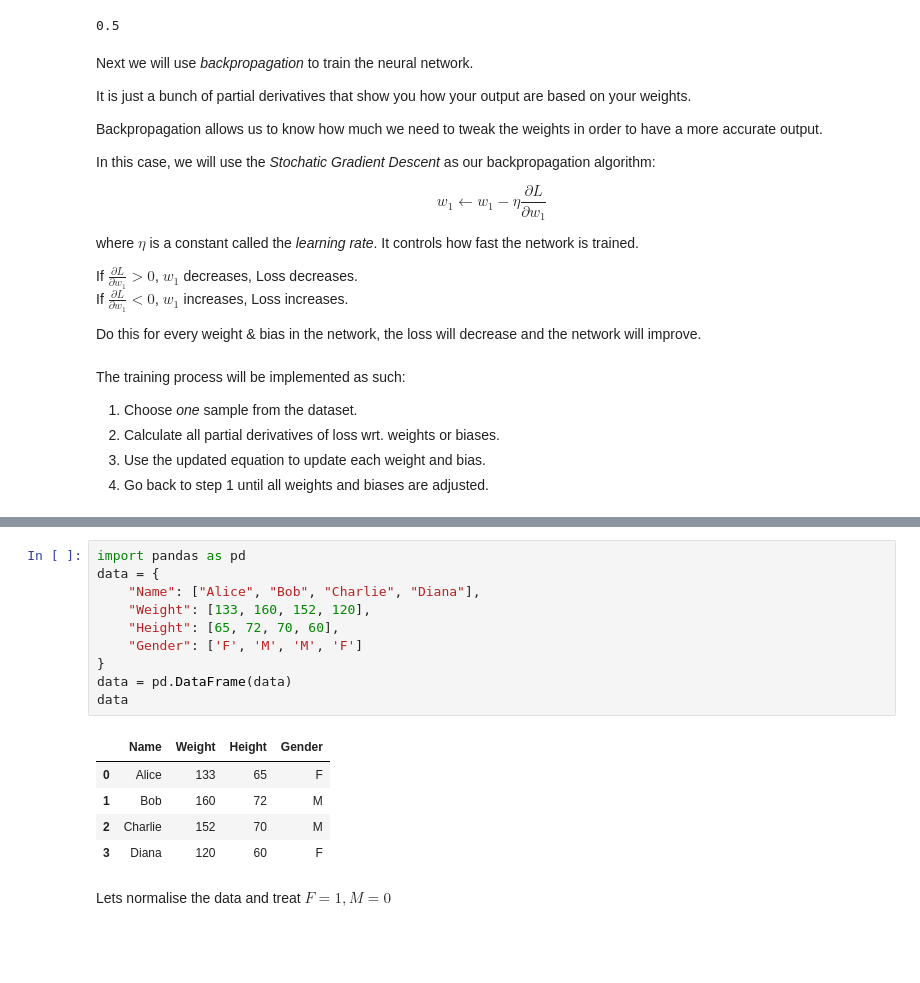
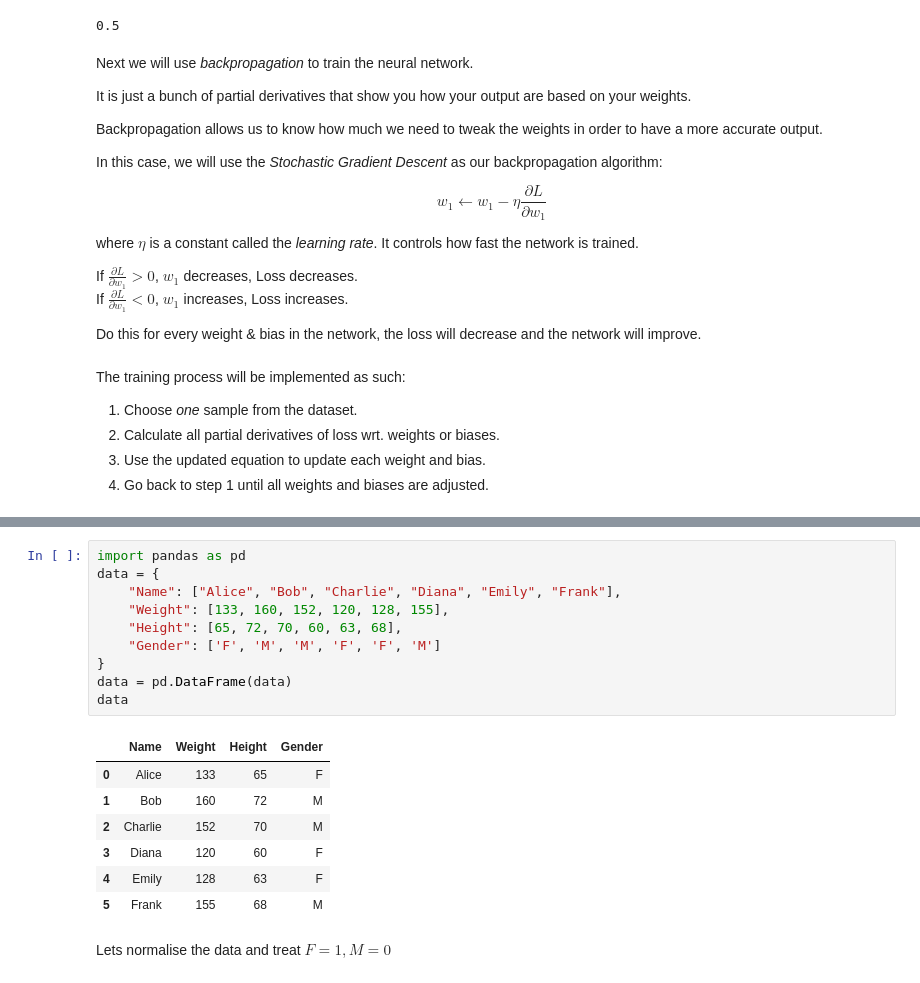
Before and after one commit to JulianDominic/Simple-Neural-Network, a Jupyter notebook: main.ipynb, the cells around one changed output, grey strips where cells are left out. Saved outputs shown, nothing was run; the diff lists cells and outputs as text; blank space fills up the shorter version.

```diff
--- a/main.ipynb
+++ b/main.ipynb
@@ -141,7 +141,7 @@ It is just a bunch of partial derivatives that show you how your output are base
 
 Backpropagation allows us to know how much we need to tweak the weights in order to have a more accurate output.
 
-In this case, we will use the *Stochatic Gradient Descent* as our backpropagation algorithm:
+In this case, we will use the *Stochastic Gradient Descent* as our backpropagation algorithm:
 
 $$
     w_1 \leftarrow w_1 - \eta \frac{\partial{L}}{\partial{w_1}}
@@ -165,19 +165,21 @@ The training process will be implemented as such:
 # %%
 import pandas as pd
 data = {
-    "Name": ["Alice", "Bob", "Charlie", "Diana"],
-    "Weight": [133, 160, 152, 120],
-    "Height": [65, 72, 70, 60],
-    "Gender": ['F', 'M', 'M', 'F']
+    "Name": ["Alice", "Bob", "Charlie", "Diana", "Emily", "Frank"],
+    "Weight": [133, 160, 152, 120, 128, 155],
+    "Height": [65, 72, 70, 60, 63, 68],
+    "Gender": ['F', 'M', 'M', 'F', 'F', 'M']
 }
 data = pd.DataFrame(data)
 data
 # %% [output]
 |  | Name | Weight | Height | Gender |
 | 0 | Alice | 133 | 65 | F |
 | 1 | Bob | 160 | 72 | M |
 | 2 | Charlie | 152 | 70 | M |
 | 3 | Diana | 120 | 60 | F |
+| 4 | Emily | 128 | 63 | F |
+| 5 | Frank | 155 | 68 | M |
 # %% [markdown]
 Lets normalise the data and treat $F = 1, M = 0$
 # %%
```
Also changed, not shown: parts of 4 cells of this notebook.
